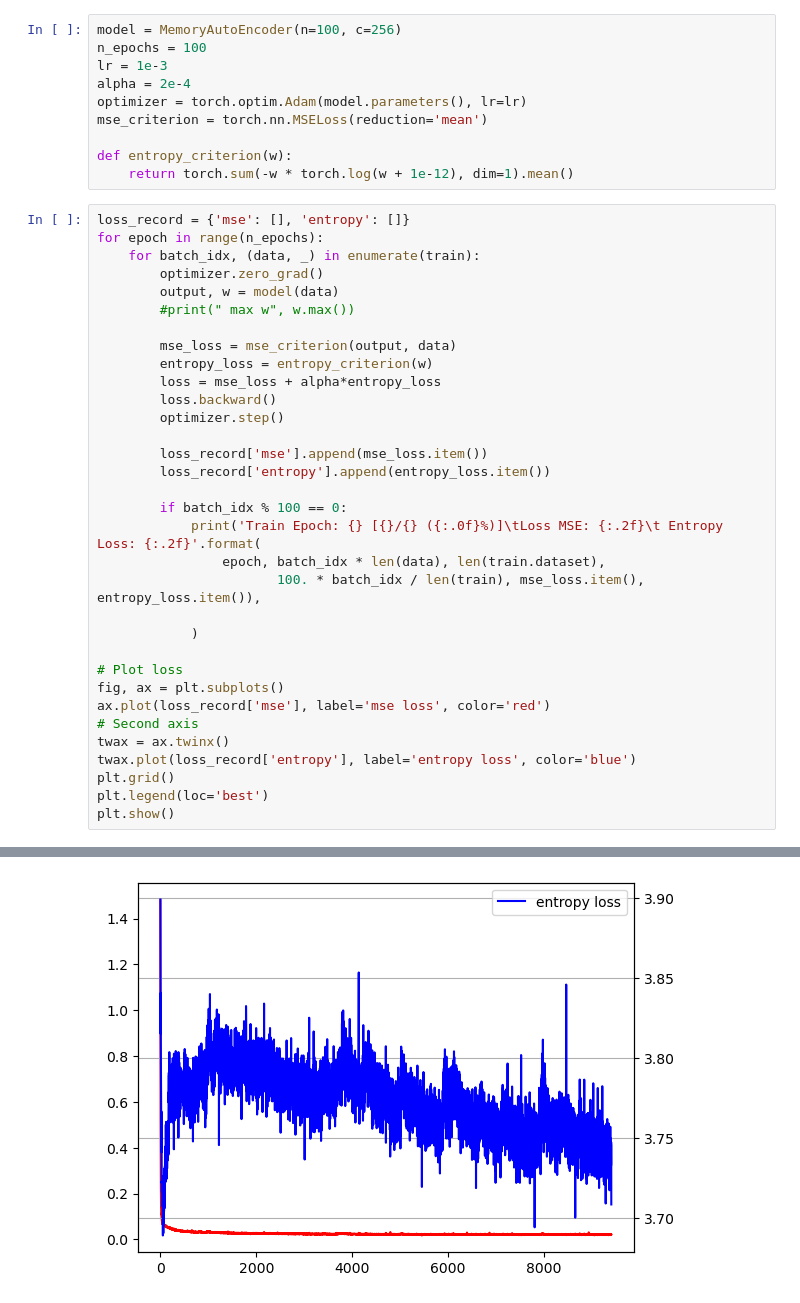
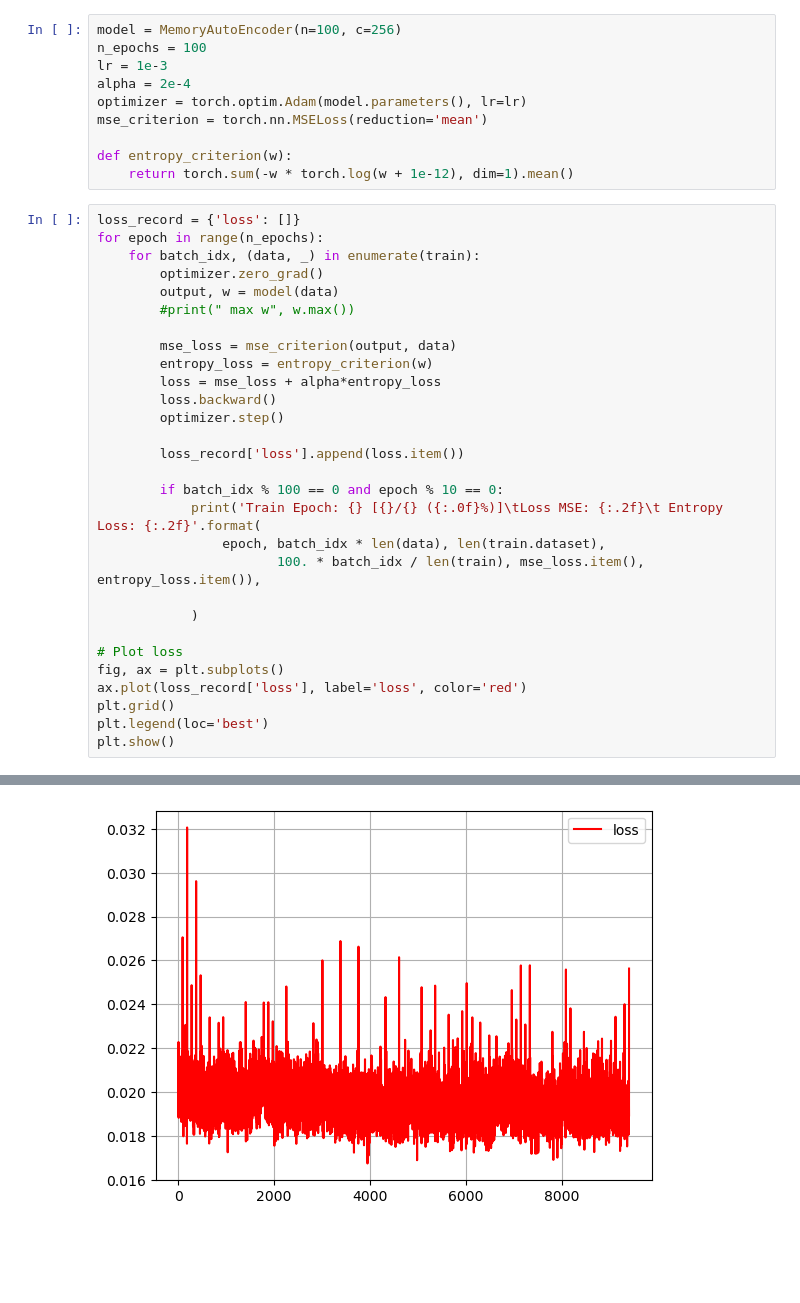
Before and after one commit to ivan-jgr/MemoryAutoencoder, a Jupyter notebook: mnist_experiments.ipynb, the cells around one changed output, grey strips where cells are left out. Saved outputs shown, nothing was run; the diff lists cells and outputs as text; blank space fills up the shorter version.

```diff
--- a/mnist_experiments.ipynb
+++ b/mnist_experiments.ipynb
@@ -70,7 +70,7 @@ mse_criterion = torch.nn.MSELoss(reduction='mean')
 def entropy_criterion(w):
     return torch.sum(-w * torch.log(w + 1e-12), dim=1).mean()
 # %%
-loss_record = {'mse': [], 'entropy': []}
+loss_record = {'loss': []}
 for epoch in range(n_epochs):
     for batch_idx, (data, _) in enumerate(train):
         optimizer.zero_grad()
@@ -83,10 +83,9 @@ for epoch in range(n_epochs):
         loss.backward()
         optimizer.step()
 
-        loss_record['mse'].append(mse_loss.item())
-        loss_record['entropy'].append(entropy_loss.item())
+        loss_record['loss'].append(loss.item())
 
-        if batch_idx % 100 == 0:
+        if batch_idx % 100 == 0 and epoch % 10 == 0:
             print('Train Epoch: {} [{}/{} ({:.0f}%)]\tLoss MSE: {:.2f}\t Entropy Loss: {:.2f}'.format(
                 epoch, batch_idx * len(data), len(train.dataset),
                        100. * batch_idx / len(train), mse_loss.item(), entropy_loss.item()),
@@ -95,10 +94,7 @@ for epoch in range(n_epochs):
 
 # Plot loss
 fig, ax = plt.subplots()
-ax.plot(loss_record['mse'], label='mse loss', color='red')
-# Second axis
-twax = ax.twinx()
-twax.plot(loss_record['entropy'], label='entropy loss', color='blue')
+ax.plot(loss_record['loss'], label='loss', color='red')
 plt.grid()
 plt.legend(loc='best')
 plt.show()
@@ -123 +112 @@ Train Epoch: 99 [0/5958 (0%)]   Loss MSE: 0.02   Entropy Loss: 3.75
-[figure, old version]
+[figure, new version]
```
Also changed, not shown: parts of 15 cells of this notebook.
